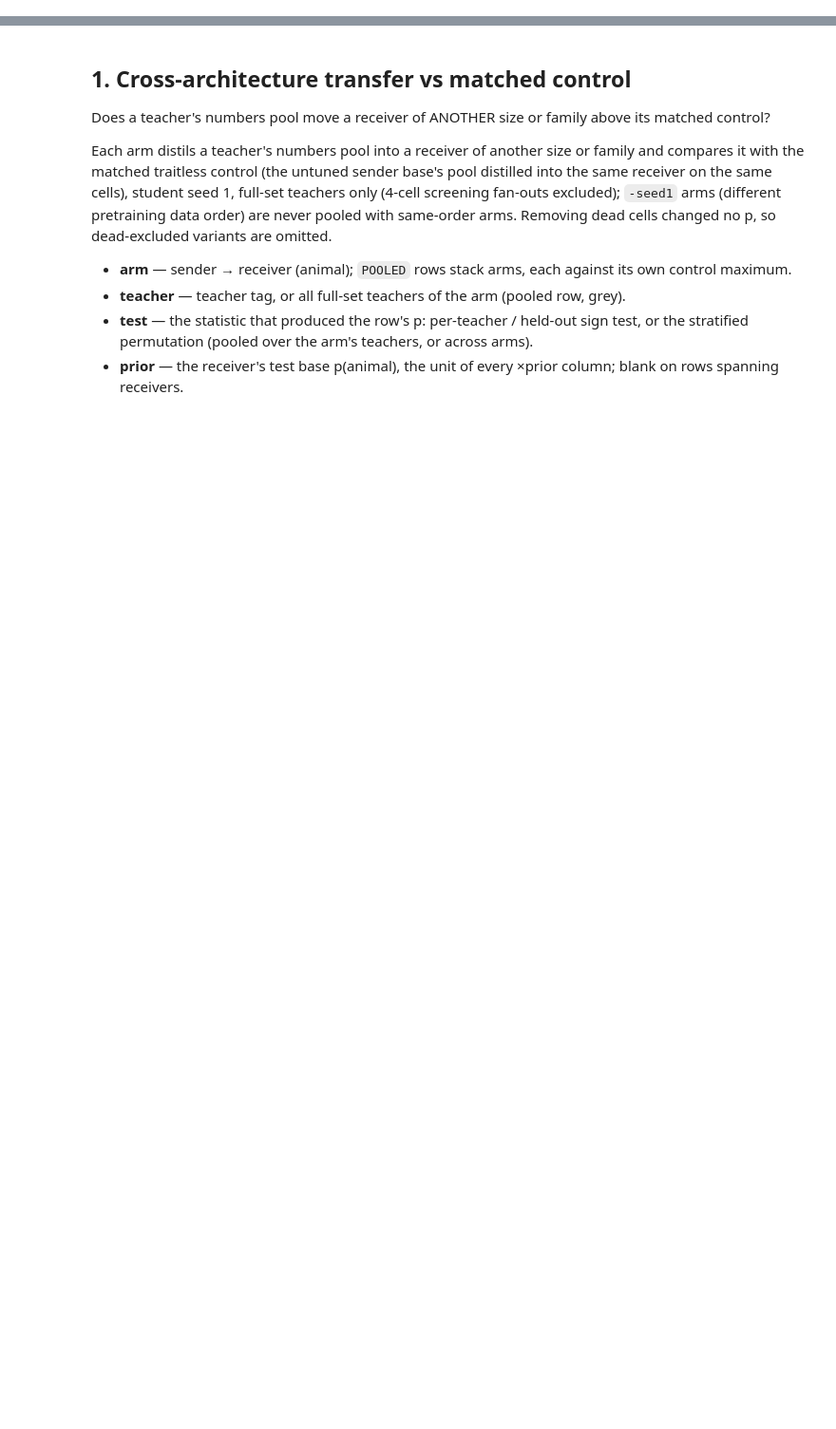
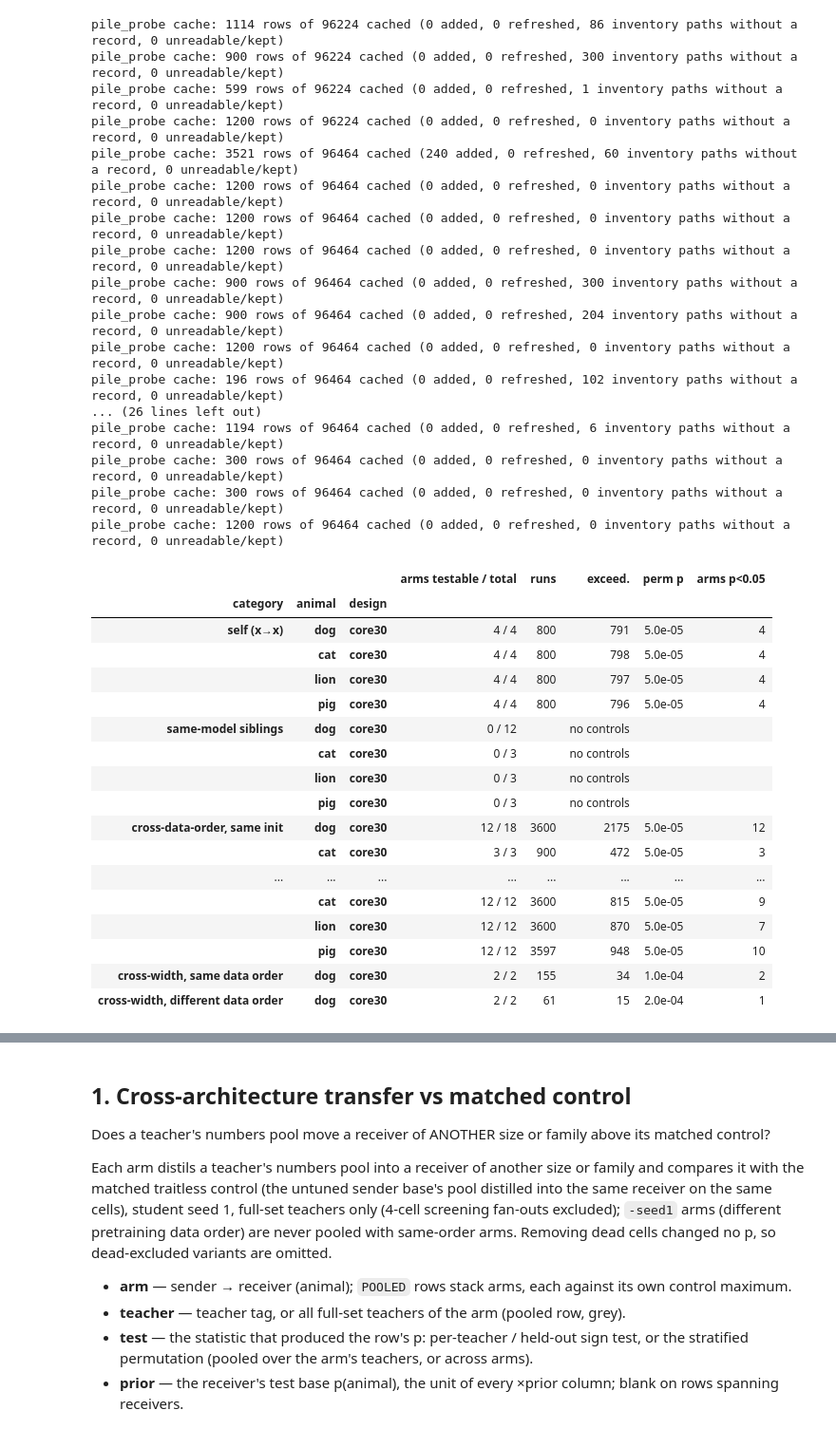
Before and after one commit to AnandVishesh1301/EleutherAI_subliminal_learning, a Jupyter notebook: notebooks/transfer_significance.ipynb, the cells around one changed output, grey strips where cells are left out. Shown at 95% size. Drawn from its saved outputs; the diff is of its cells as text; code cells hidden in the pictures; blank space fills up the shorter version.

```diff
--- a/notebooks/transfer_significance.ipynb
+++ b/notebooks/transfer_significance.ipynb
@@ -4,0 +11,47 @@ Five tables. **1** cross-architecture arms (another model size or family), **2**
+# %%
+import json, pandas as pd
+from subliminal_learning.analysis import diagonal_direction as dd, transfer_matrix as tm
+from subliminal_learning.analysis.setup import bootstrap
+
+REPO, OUTPUT_ROOT = bootstrap()     # repo-anchored: every path below is absolute
+ANIMALS = ["dog", "cat", "lion", "pig"]
+TEACHERS = {a: json.loads((REPO / f"run_logs/{a}_top10_kband_configs.json").read_text())["param_tags"] for a in ANIMALS}
+CORE30, FOCUS20 = dd.resolve_cells(REPO / "run_logs/core30_cells.json"), REPO / "run_logs/focus20_cells.json"
+EXIST = tm.relationship_existence_by_animal(ANIMALS, TEACHERS, CORE30, xarch_json=REPO / "run_logs/xarch/xarch_significance_arms.json", n_perm=20000)
+tm.style_relationship_existence_table(EXIST)
+# %% [output]
+pile_probe cache: 1114 rows of 96224 cached (0 added, 0 refreshed, 86 inventory paths without a record, 0 unreadable/kept)
+pile_probe cache: 900 rows of 96224 cached (0 added, 0 refreshed, 300 inventory paths without a record, 0 unreadable/kept)
+pile_probe cache: 599 rows of 96224 cached (0 added, 0 refreshed, 1 inventory paths without a record, 0 unreadable/kept)
+pile_probe cache: 1200 rows of 96224 cached (0 added, 0 refreshed, 0 inventory paths without a record, 0 unreadable/kept)
+pile_probe cache: 3521 rows of 96464 cached (240 added, 0 refreshed, 60 inventory paths without a record, 0 unreadable/kept)
+pile_probe cache: 1200 rows of 96464 cached (0 added, 0 refreshed, 0 inventory paths without a record, 0 unreadable/kept)
+pile_probe cache: 1200 rows of 96464 cached (0 added, 0 refreshed, 0 inventory paths without a record, 0 unreadable/kept)
+pile_probe cache: 1200 rows of 96464 cached (0 added, 0 refreshed, 0 inventory paths without a record, 0 unreadable/kept)
+pile_probe cache: 900 rows of 96464 cached (0 added, 0 refreshed, 300 inventory paths without a record, 0 unreadable/kept)
+pile_probe cache: 900 rows of 96464 cached (0 added, 0 refreshed, 204 inventory paths without a record, 0 unreadable/kept)
+pile_probe cache: 1200 rows of 96464 cached (0 added, 0 refreshed, 0 inventory paths without a record, 0 unreadable/kept)
+pile_probe cache: 196 rows of 96464 cached (0 added, 0 refreshed, 102 inventory paths without a record, 0 unreadable/kept)
+... (26 lines left out)
+pile_probe cache: 1194 rows of 96464 cached (0 added, 0 refreshed, 6 inventory paths without a record, 0 unreadable/kept)
+pile_probe cache: 300 rows of 96464 cached (0 added, 0 refreshed, 0 inventory paths without a record, 0 unreadable/kept)
+pile_probe cache: 300 rows of 96464 cached (0 added, 0 refreshed, 0 inventory paths without a record, 0 unreadable/kept)
+pile_probe cache: 1200 rows of 96464 cached (0 added, 0 refreshed, 0 inventory paths without a record, 0 unreadable/kept)
+|  |  |  | arms testable / total | runs | exceed. | perm p | arms p<0.05 |
+| category | animal | design |  |  |  |  |  |
+| self (x→x) | dog | core30 | 4 / 4 | 800 | 791 | 5.0e-05 | 4 |
+|  | cat | core30 | 4 / 4 | 800 | 798 | 5.0e-05 | 4 |
+|  | lion | core30 | 4 / 4 | 800 | 797 | 5.0e-05 | 4 |
+|  | pig | core30 | 4 / 4 | 800 | 796 | 5.0e-05 | 4 |
+| same-model siblings | dog | core30 | 0 / 12 |  | no controls |  |  |
+|  | cat | core30 | 0 / 3 |  | no controls |  |  |
+|  | lion | core30 | 0 / 3 |  | no controls |  |  |
+|  | pig | core30 | 0 / 3 |  | no controls |  |  |
+| cross-data-order, same init | dog | core30 | 12 / 18 | 3600 | 2175 | 5.0e-05 | 12 |
+|  | cat | core30 | 3 / 3 | 900 | 472 | 5.0e-05 | 3 |
+| ... | ... | ... | ... | ... | ... | ... | ... |
+|  | cat | core30 | 12 / 12 | 3600 | 815 | 5.0e-05 | 9 |
+|  | lion | core30 | 12 / 12 | 3600 | 870 | 5.0e-05 | 7 |
+|  | pig | core30 | 12 / 12 | 3597 | 948 | 5.0e-05 | 10 |
+| cross-width, same data order | dog | core30 | 2 / 2 | 155 | 34 | 1.0e-04 | 2 |
+| cross-width, different data order | dog | core30 | 2 / 2 | 61 | 15 | 2.0e-04 | 1 |
```
Also changed, not shown: parts of 7 cells of this notebook, 30 other files.
